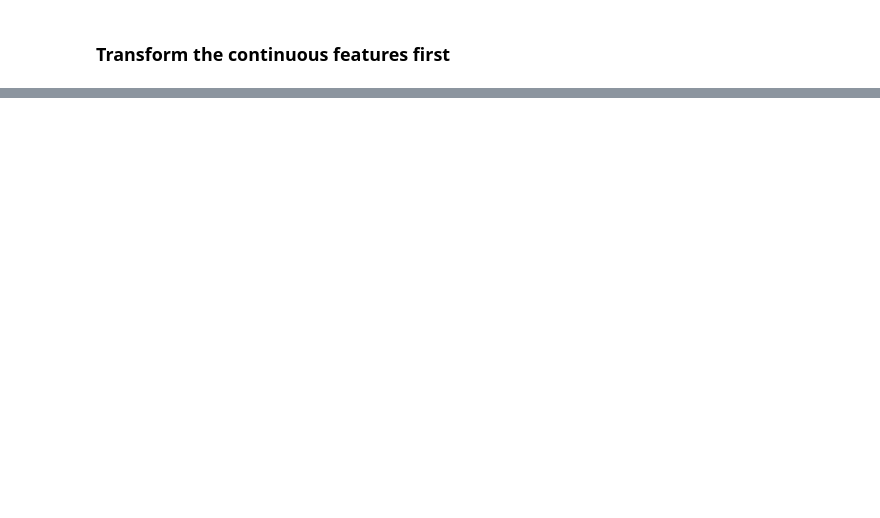
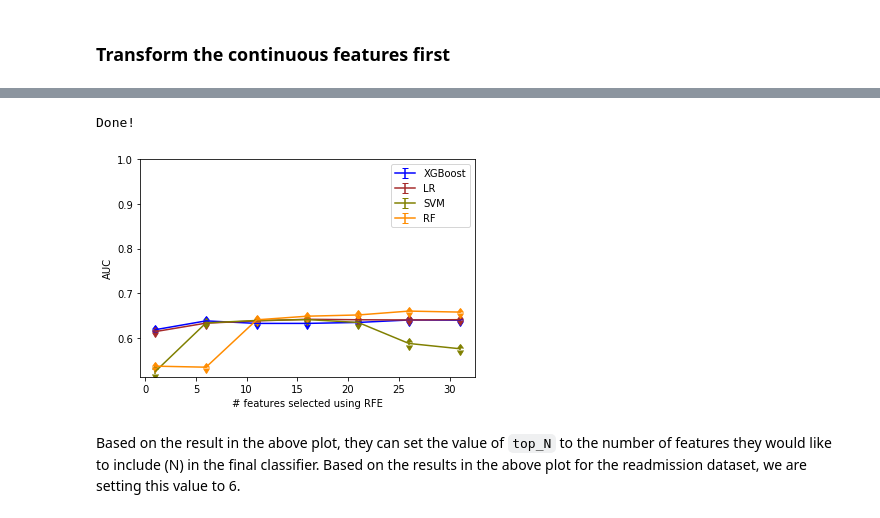
Before and after one commit to SBCNY/Clinical-predictors-of-COVID-19-mortality, a Jupyter notebook: Clinical_predictor_notebook.ipynb, the cells around one changed output, grey strips where cells are left out. Cells and saved outputs as stored; diff of their text form; code cells hidden in the pictures; blank space fills up the shorter version.

```diff
--- a/Clinical_predictor_notebook.ipynb
+++ b/Clinical_predictor_notebook.ipynb
@@ -1378,0 +400,2 @@ fig1.savefig(plot_path+'Figure3.tif', bbox_inches="tight", dpi=600, pil_kwargs={
+# %%
+missing_value_level = 20
@@ -1378,0 +416,3 @@ fig1.savefig(plot_path+'Figure3.tif', bbox_inches="tight", dpi=600, pil_kwargs={
+# %%
+df_development_dropped_missed  = df_development[df_development.columns[(df_development.isna().mean().round(4) * 100 <= missing_value_level)].tolist()]
+print('The dimension of data after filtering:', df_development_dropped_missed.shape)
@@ -1378,0 +458,3 @@ fig1.savefig(plot_path+'Figure3.tif', bbox_inches="tight", dpi=600, pil_kwargs={
+# %%
+total_num_feat = df_development_imputed_dropped_high_corr.shape[1]
+print('Total number of features = ', total_num_feat)
@@ -1378,0 +465,8 @@ fig1.savefig(plot_path+'Figure3.tif', bbox_inches="tight", dpi=600, pil_kwargs={
+# %%
+step_size = 5
+no_features_to_pick_list = np.array(range(1,total_num_feat+1, step_size))
+if not total_num_feat in no_features_to_pick_list:
+    no_features_to_pick_list = np.append(no_features_to_pick_list, [total_num_feat])
+
+print('The list of number of subset features we would like to test:')
+print(no_features_to_pick_list)
@@ -1378,0 +568,29 @@ fig1.savefig(plot_path+'Figure3.tif', bbox_inches="tight", dpi=600, pil_kwargs={
+# %%
+fig = plt.figure(figsize=(6,4))
+ax = fig.add_subplot(111)
+bar_color_list = ['b', 'brown', 'olive', 'darkorange']
+for est_idx , (est_name, est) in enumerate(estimator_dict.items()):
+    auc_mean_list = []
+    auc_se_list = []
+    for n_f in no_features_to_pick_list:
+        auc_array = all_result_df.loc[(all_result_df['classifier'] == est_name) & (all_result_df['num_features_picked'] == n_f), 'AUC'].values
+        auc_mean = np.mean(auc_array)
+        auc_se = np.std(auc_array)/np.sqrt(len(auc_array))
+
+        auc_mean_list.append(auc_mean)
+        auc_se_list.append(auc_se)
+    ax.errorbar(x=no_features_to_pick_list, y=auc_mean_list, yerr=auc_se_list, label=est_name,
+                color=bar_color_list[est_idx], uplims=True, lolims=True)
+ax.legend()
+ax.set_ylabel('AUC')
+ax.set_xlabel('# features selected using RFE')
+ax.set_ylim([None,1.00])
+fig.savefig(plot_path+"Figure_2B.tiff", dpi=600, format="tiff", pil_kwargs={"compression": "tiff_lzw"})
+
+
+print('Done!')
+# %% [output]
+Done!
+[figure, added]
+# %% [markdown]
+Based on the result in the above plot, they can set the value of `top_N` to the number of features they would like to include (N) in the final classifier. Based on the results in the above plot for the readmission dataset, we are setting this value to 6.
```
Also changed, not shown: parts of 125 cells of this notebook, 1 other file.
